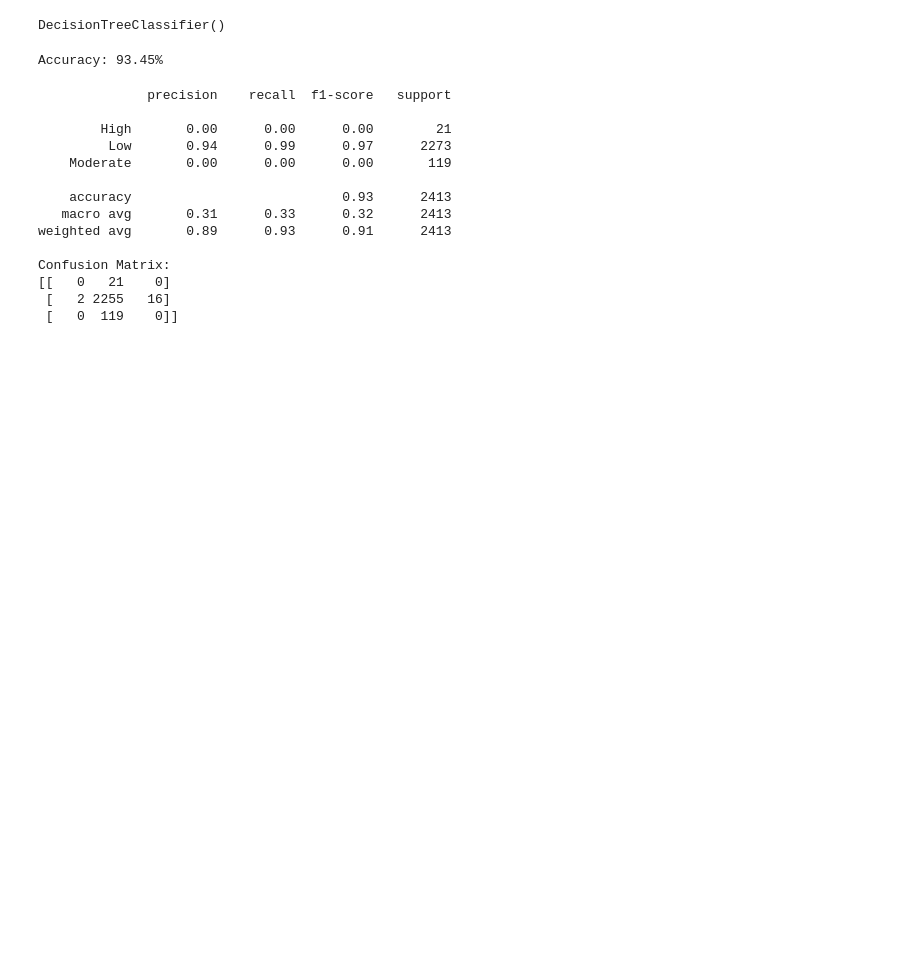
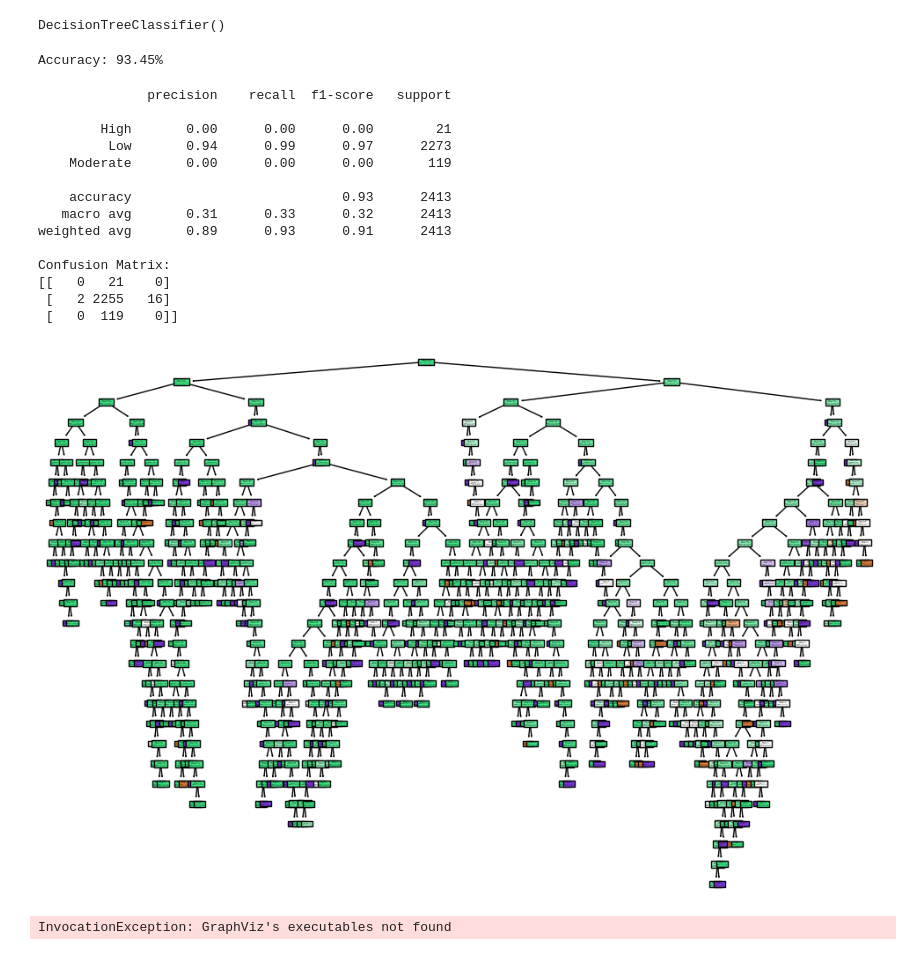
Before and after one commit to Akarshan-Jaiswal/Project_ALBA, a Jupyter notebook: notebooks/Decision_Tree_substanceAbuse.ipynb, the cells around one changed output. Saved outputs shown, nothing was run; the diff lists cells and outputs as text; code cells hidden in the pictures; blank space fills up the shorter version.

Commit message:
[LN2015] Getting the Graphviz plot to Display

```diff
--- a/notebooks/Decision_Tree_substanceAbuse.ipynb
+++ b/notebooks/Decision_Tree_substanceAbuse.ipynb
@@ -62,7 +62,7 @@ def categorize_substance_abuse(row):
 data['Substance_Abuse'] = data.apply(categorize_substance_abuse, axis=1)
 
 # Define categories in 'Substance Abuse'
-category_names = ['Low', 'Moderate', 'High']
+class_names = ['Low', 'Moderate', 'High']
 # %%
 #Defining target
 target = data['Substance_Abuse']
@@ -116,3 +116,21 @@ Confusion Matrix:
 [[   0   21    0]
  [   2 2255   16]
  [   0  119    0]]
+# %%
+plt.figure(figsize=(12, 8))
+plot_tree(model, filled=True, feature_names=['DEPRESS'], class_names=class_names)
+plt.show()
+
+# The Decision Tree in Graphviz format
+dot_data = export_graphviz(model, out_file=None,
+                           feature_names=['DEPRESS'],
+                           class_names=class_names,
+                           filled=True, rounded=True)
+
+# Display the graph image of the decision tree
+graph = pydotplus.graph_from_dot_data(dot_data)
+graph.write_png("decision_tree.png")
+Image(graph.create_png())
+# %% [output]
+[figure, added]
+InvocationException: GraphViz's executables not found
```
